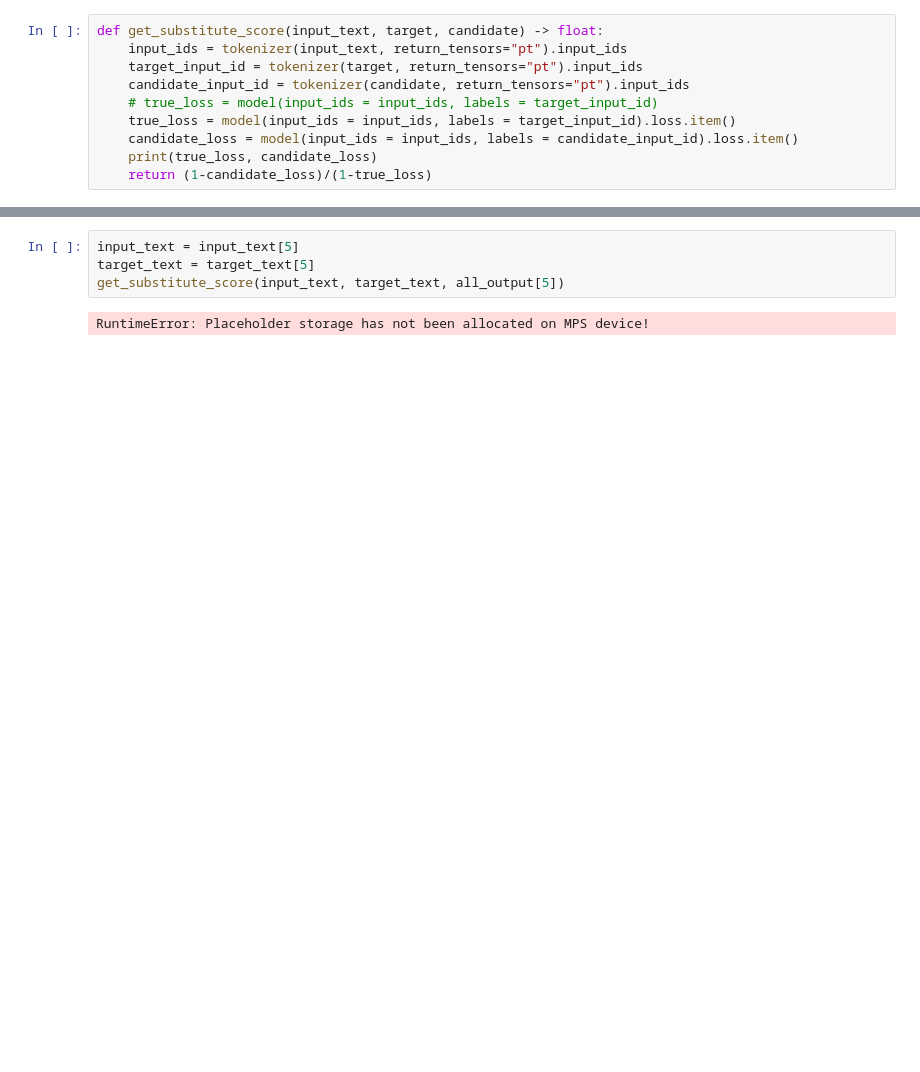
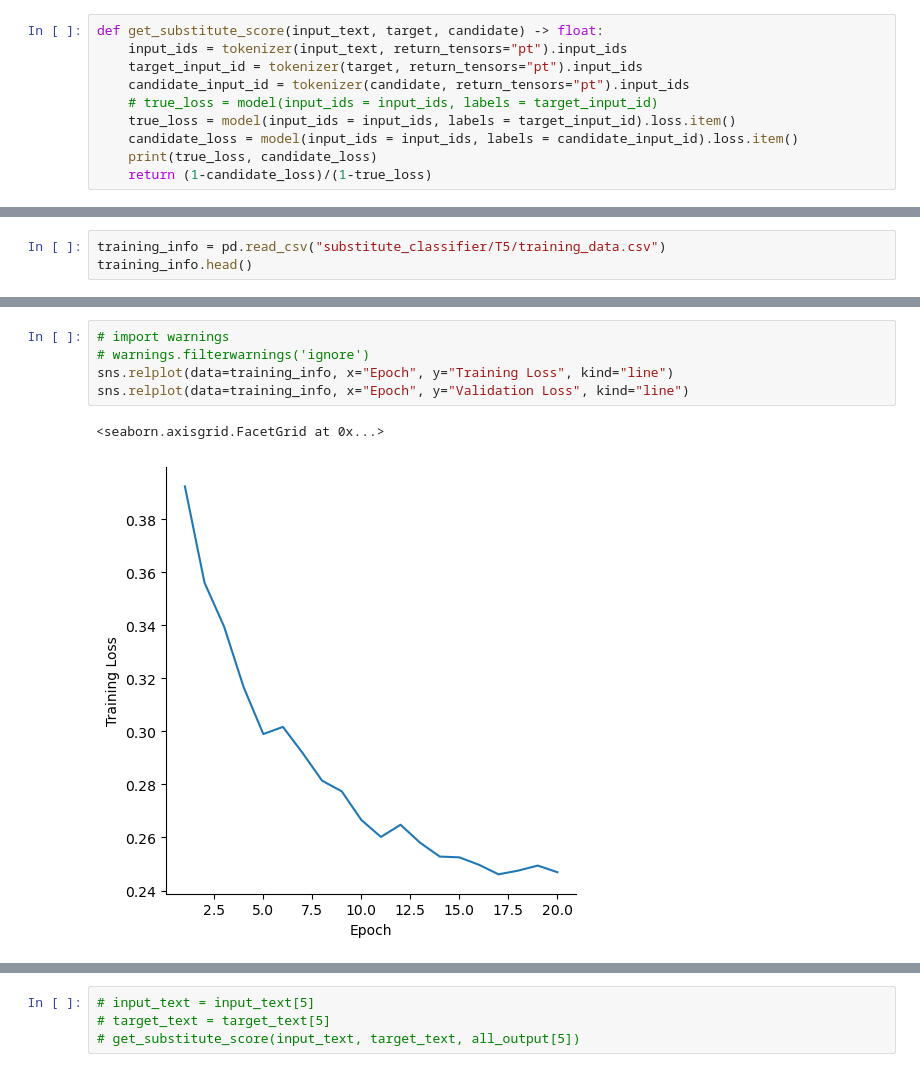
Before and after one commit to xubosen/rotman_mma_datathon_team_2, a Jupyter notebook: Analysis/naive_infilling_classifier.ipynb, the cells around one changed output, grey strips where cells are left out. Saved outputs shown, nothing was run; the diff lists cells and outputs as text; blank space fills up the shorter version.

```diff
--- a/Analysis/naive_infilling_classifier.ipynb
+++ b/Analysis/naive_infilling_classifier.ipynb
@@ -279,0 +294,3 @@ all_output_df
+# %%
+training_info = pd.read_csv("substitute_classifier/T5/training_data.csv")
+training_info.head()
@@ -279,0 +304,8 @@ all_output_df
+# %%
+# import warnings
+# warnings.filterwarnings('ignore')
+sns.relplot(data=training_info, x="Epoch", y="Training Loss", kind="line")
+sns.relplot(data=training_info, x="Epoch", y="Validation Loss", kind="line")
+# %% [output]
+<seaborn.axisgrid.FacetGrid at 0x...>
+[figure, added]
@@ -280,6 +313,4 @@ all_output_df
 # %%
-input_text = input_text[5]
-target_text = target_text[5]
-get_substitute_score(input_text, target_text, all_output[5])
+# input_text = input_text[5]
+# target_text = target_text[5]
+# get_substitute_score(input_text, target_text, all_output[5])
-# %% [output]
-RuntimeError: Placeholder storage has not been allocated on MPS device!
```
Also changed, not shown: parts of 47 cells of this notebook, 1 other file.
